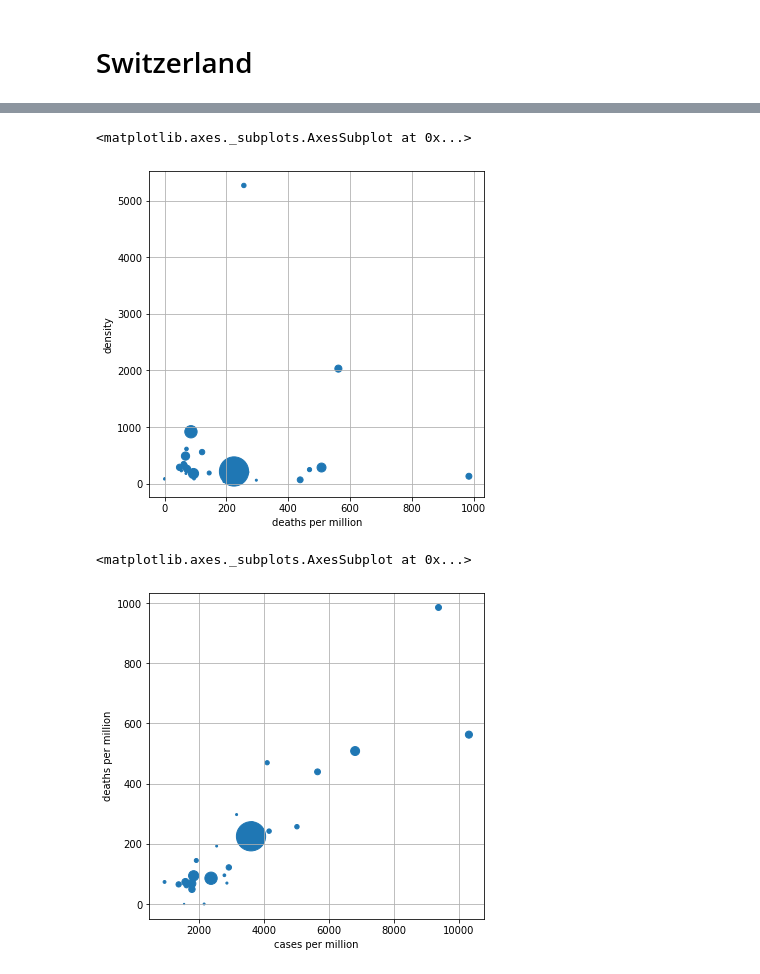
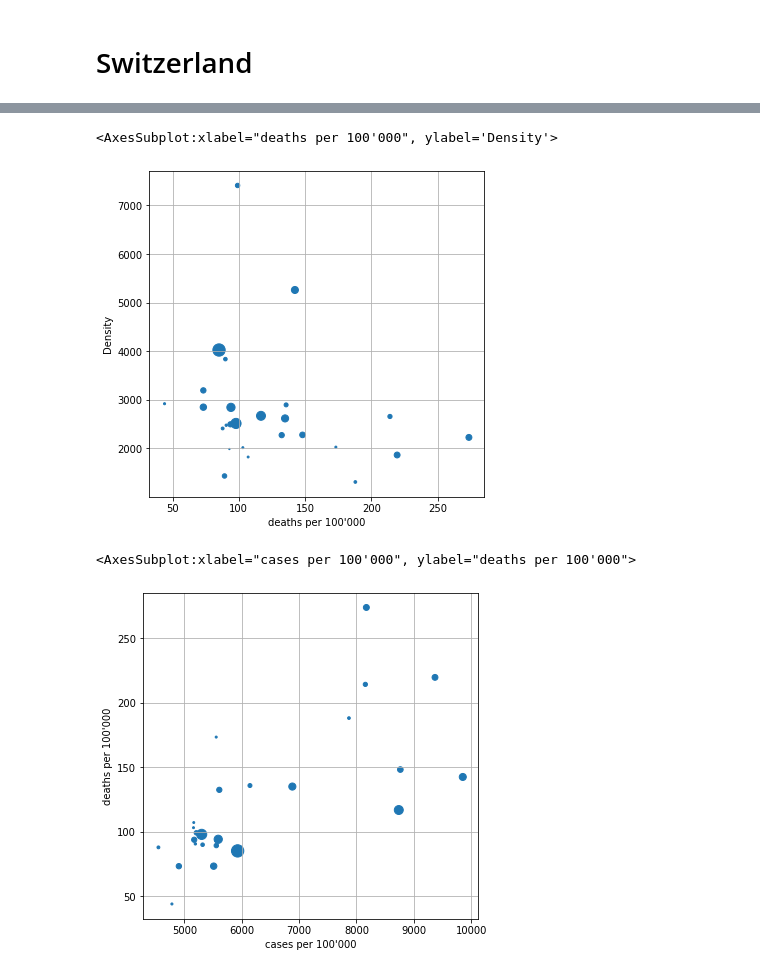
Before and after one commit to jpmieville/COVID-19_data_analyis, a Jupyter notebook: covid19_swiss.ipynb, the cells around one changed output, grey strips where cells are left out. Drawn from its saved outputs; the diff is of its cells as text; code cells hidden in the pictures.

```diff
--- a/covid19_swiss.ipynb
+++ b/covid19_swiss.ipynb
@@ -151,8 +185,2 @@ df_summary.loc[df_summary["deaths"].isna(), "deaths"] = 0
 # %%
-df_summary.sort_values(by="cases", ascending=False, inplace=True)
+df_summary.sort_values("cases", ascending=False, inplace=True)
-# %%
-df_summary.loc[df_summary["cases"] != 0, "rate"] = (df_summary["deaths"] * 100)/ df_summary["cases"]
-# %%
-df_summary["cases per million"] = df_summary["cases"].astype('int32') * 1000 / df_summary["population"]
-# %%
-df_summary["deaths per million"] = df_summary["deaths"].astype('int32') * 1000 / df_summary["population"]
@@ -330,18 +370,18 @@ df_summary.plot.scatter(x="cases per million",
 # %%
-df_summary.plot.scatter(x="deaths per million",
-                    y="density",
-                    s=df_summary["population"] / 10,
+df_summary.iloc[1:].plot.scatter(x="deaths per 100'000",
+                    y="Density",
+                    s=df_summary.iloc[1:]["Population"] / 1e4,
                     grid=True,
                     figsize=(6, 6))
 # %% [output]
-<matplotlib.axes._subplots.AxesSubplot at 0x...>
+<AxesSubplot:xlabel="deaths per 100'000", ylabel='Density'>
-[figure, old version]
+[figure, new version]
 # %%
-df_summary.plot.scatter(y="deaths per million",
-                    x="cases per million",
-                    s=df_summary["population"] / 10,
+df_summary.iloc[1:].plot.scatter(y="deaths per 100'000",
+                    x="cases per 100'000",
+                    s=df_summary.iloc[1:]["Population"] / 1e4,
                     grid=True, figsize=(6, 6))
 # %% [output]
-<matplotlib.axes._subplots.AxesSubplot at 0x...>
+<AxesSubplot:xlabel="cases per 100'000", ylabel="deaths per 100'000">
-[figure, old version]
+[figure, new version]
 # %%
```
Also changed, not shown: parts of 121 cells of this notebook, 2 other files.
